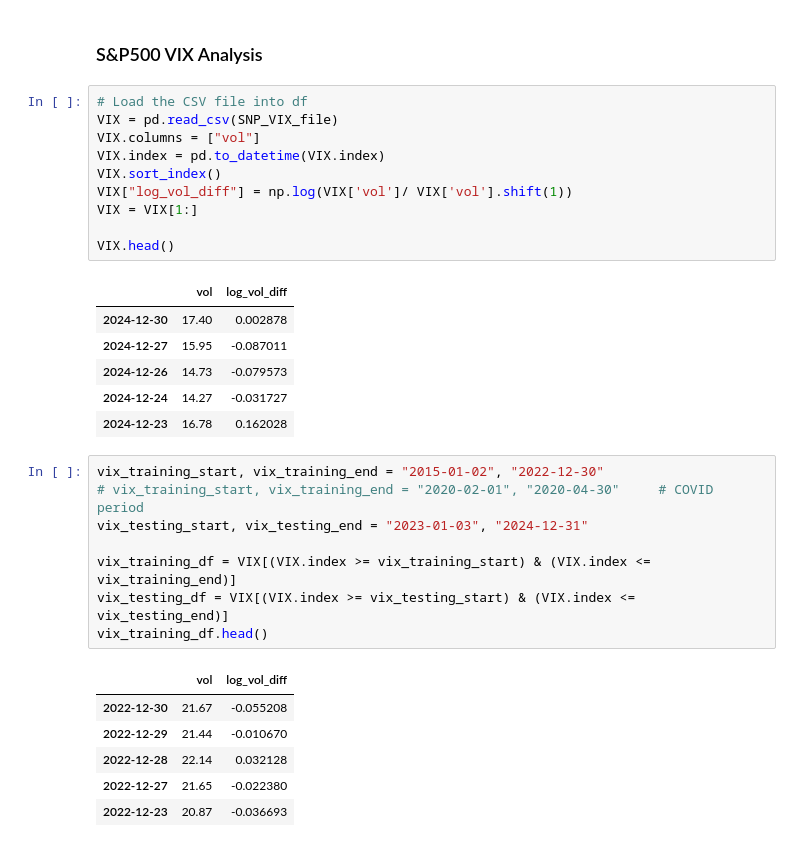
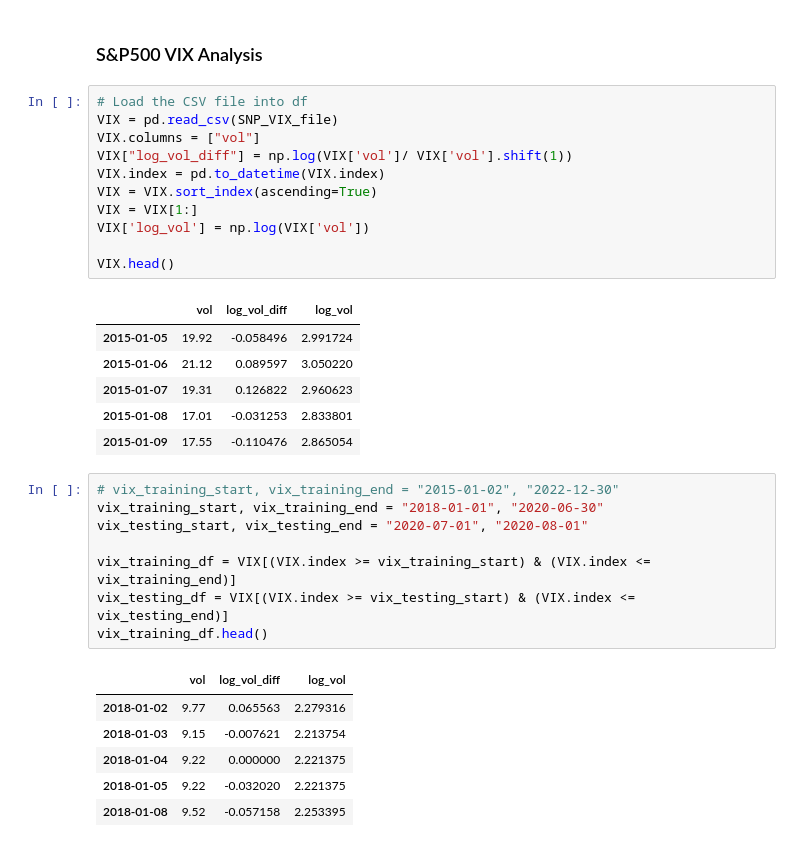
Before and after one commit to thatjosh/stats-practitioner-challenge, a Jupyter notebook: challenge/Code.ipynb, the cells around one changed output. Drawn from its saved outputs; the diff is of its cells as text.

```diff
--- a/challenge/Code.ipynb
+++ b/challenge/Code.ipynb
@@ -264,32 +346,33 @@ generate_fbm_price(SNP_training_df, SNP_testing_df, SNP_hurst_est)
 # %%
 # Load the CSV file into df
 VIX = pd.read_csv(SNP_VIX_file)
 VIX.columns = ["vol"]
+VIX["log_vol_diff"] = np.log(VIX['vol']/ VIX['vol'].shift(1))
 VIX.index = pd.to_datetime(VIX.index)
-VIX.sort_index()
-VIX["log_vol_diff"] = np.log(VIX['vol']/ VIX['vol'].shift(1))
+VIX = VIX.sort_index(ascending=True)
 VIX = VIX[1:]
+VIX['log_vol'] = np.log(VIX['vol'])
 
 VIX.head()
 # %% [output]
-|  | vol | log_vol_diff |
-| 2024-12-30 | 17.40 | 0.002878 |
-| 2024-12-27 | 15.95 | -0.087011 |
-| 2024-12-26 | 14.73 | -0.079573 |
-| 2024-12-24 | 14.27 | -0.031727 |
-| 2024-12-23 | 16.78 | 0.162028 |
+|  | vol | log_vol_diff | log_vol |
+| 2015-01-05 | 19.92 | -0.058496 | 2.991724 |
+| 2015-01-06 | 21.12 | 0.089597 | 3.050220 |
+| 2015-01-07 | 19.31 | 0.126822 | 2.960623 |
+| 2015-01-08 | 17.01 | -0.031253 | 2.833801 |
+| 2015-01-09 | 17.55 | -0.110476 | 2.865054 |
 # %%
-vix_training_start, vix_training_end = "2015-01-02", "2022-12-30"
-# vix_training_start, vix_training_end = "2020-02-01", "2020-04-30"     # COVID period
-vix_testing_start, vix_testing_end = "2023-01-03", "2024-12-31"
+# vix_training_start, vix_training_end = "2015-01-02", "2022-12-30"
+vix_training_start, vix_training_end = "2018-01-01", "2020-06-30"
+vix_testing_start, vix_testing_end = "2020-07-01", "2020-08-01"
 
 vix_training_df = VIX[(VIX.index >= vix_training_start) & (VIX.index <= vix_training_end)]
 vix_testing_df = VIX[(VIX.index >= vix_testing_start) & (VIX.index <= vix_testing_end)]
 vix_training_df.head()
 # %% [output]
-|  | vol | log_vol_diff |
-| 2022-12-30 | 21.67 | -0.055208 |
-| 2022-12-29 | 21.44 | -0.010670 |
-| 2022-12-28 | 22.14 | 0.032128 |
-| 2022-12-27 | 21.65 | -0.022380 |
-| 2022-12-23 | 20.87 | -0.036693 |
+|  | vol | log_vol_diff | log_vol |
+| 2018-01-02 | 9.77 | 0.065563 | 2.279316 |
+| 2018-01-03 | 9.15 | -0.007621 | 2.213754 |
+| 2018-01-04 | 9.22 | 0.000000 | 2.221375 |
+| 2018-01-05 | 9.22 | -0.032020 | 2.221375 |
+| 2018-01-08 | 9.52 | -0.057158 | 2.253395 |
```
Also changed, not shown: parts of 13 cells of this notebook.
